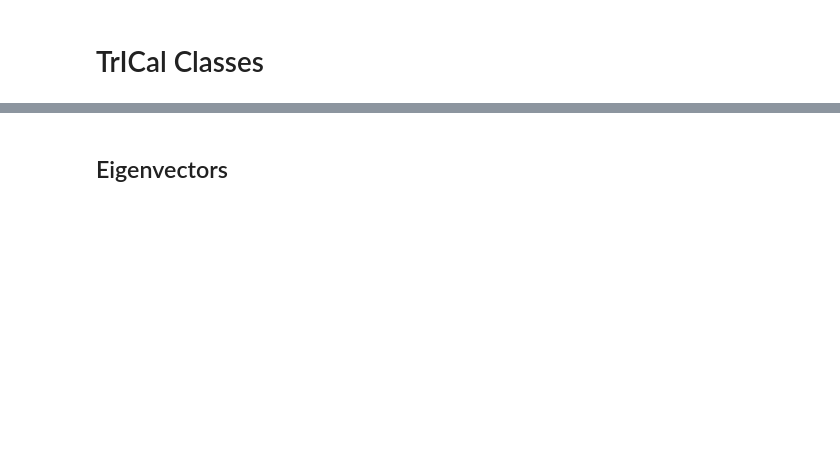
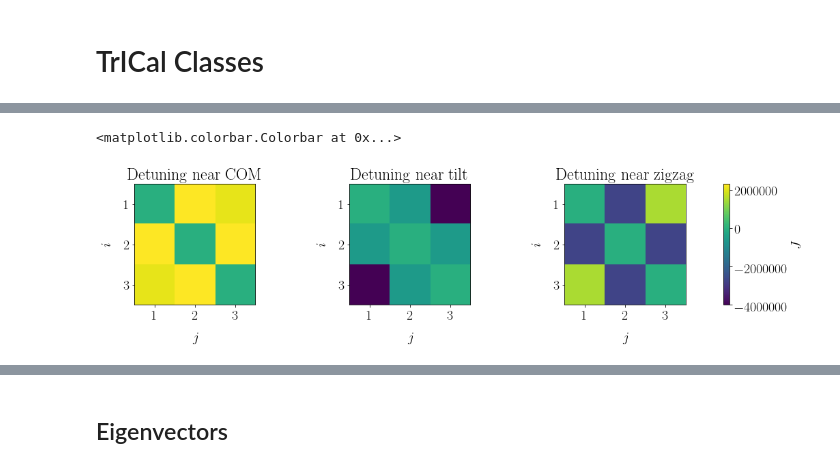
Before and after one commit to OpenQuantumDesign/oqd-trical, a Jupyter notebook: tutorial/tutorial.ipynb, the cells around one changed output, grey strips where cells are left out. Saved outputs shown, nothing was run; the diff lists cells and outputs as text; code cells hidden in the pictures; blank space fills up the shorter version.

```diff
--- a/tutorial/tutorial.ipynb
+++ b/tutorial/tutorial.ipynb
@@ -575,0 +379,16 @@ Resultant eigenfrequencies    :[2337295.78145518 2273658.87092    2204014.949270
+# %%
+import autograd as ag
+from autograd import numpy as agnp
+
+N = 3  # Number of ions
+dim = 3  # Dimension of system
+
+# function for the potential defined using autograd.numpy
+expr = lambda x: agnp.sum(
+    mass * (omega_x) ** 2 / 2 * x[:, 0] ** 2
+    + mass * (omega_y) ** 2 / 2 * x[:, 1] ** 2
+    + mass * (omega_z) ** 2 / 2 * x[:, 2] ** 2
+)
+
+# Define an instance of the AutoDiffPotential class for a harmonic potential
+adp = trical.classes.AutoDiffPotential(expr,N=N,dim=dim)
@@ -575,0 +677,42 @@ Resultant eigenfrequencies    :[2337295.78145518 2273658.87092    2204014.949270
+# %%
+N = 3  # Number of ions
+
+# Parameters for the coupling matrix
+direc = "x"
+wavelength = 355e-9
+detuning = 2 * np.pi * 1e3
+# detuning for 3 cases: near COM, near tilt and near zigzag on the right
+mu = np.array([np.array([ti_adp.w_pa[:N][i] + detuning]) for i in range(N)])
+omega = np.full((N, 1), 1e6)  # global beam
+
+# Initialize SimulatedSpinLattice class, which represents the coupling matrix resulting from the above parameters
+ssl = [
+    trical.classes.SimulatedSpinLattice(
+        ti, mu[i], omega, direc=direc, k=2 * np.pi / wavelength
+    )
+    for i in range(N)
+]
+
+# Array for the coupling matrix
+J = np.array([ssl[i].J for i in range(N)])
+
+# Plot of the coupling matrix
+norm = matplotlib.colors.Normalize(J.min(), J.max())
+sm = cm.ScalarMappable(norm, cmap=cm.viridis)
+sm.set_array(J)
+
+fig = plt.figure(figsize=(20, 15))
+ax = [fig.add_subplot(4, 3, i + 1) for i in range(N)]
+for i in range(N):
+    im = ax[i].imshow(J[i], cmap=cm.viridis, norm=norm)
+    ax[i].set_xticks(np.arange(N))
+    ax[i].set_yticks(np.arange(N))
+    ax[i].set_xticklabels(np.arange(N) + 1)
+    ax[i].set_yticklabels(np.arange(N) + 1)
+    ax[i].set_xlabel(r"$j$", labelpad=15)
+    ax[i].set_ylabel(r"$i$", labelpad=15)
+    ax[i].set_title("Detuning near {}".format(["COM", "tilt", "zigzag"][i]))
+fig.colorbar(sm, ax=ax, label=r"$J$")
+# %% [output]
+<matplotlib.colorbar.Colorbar at 0x...>
+[figure, added]
```
Also changed, not shown: parts of 62 cells of this notebook, 9 other files.
